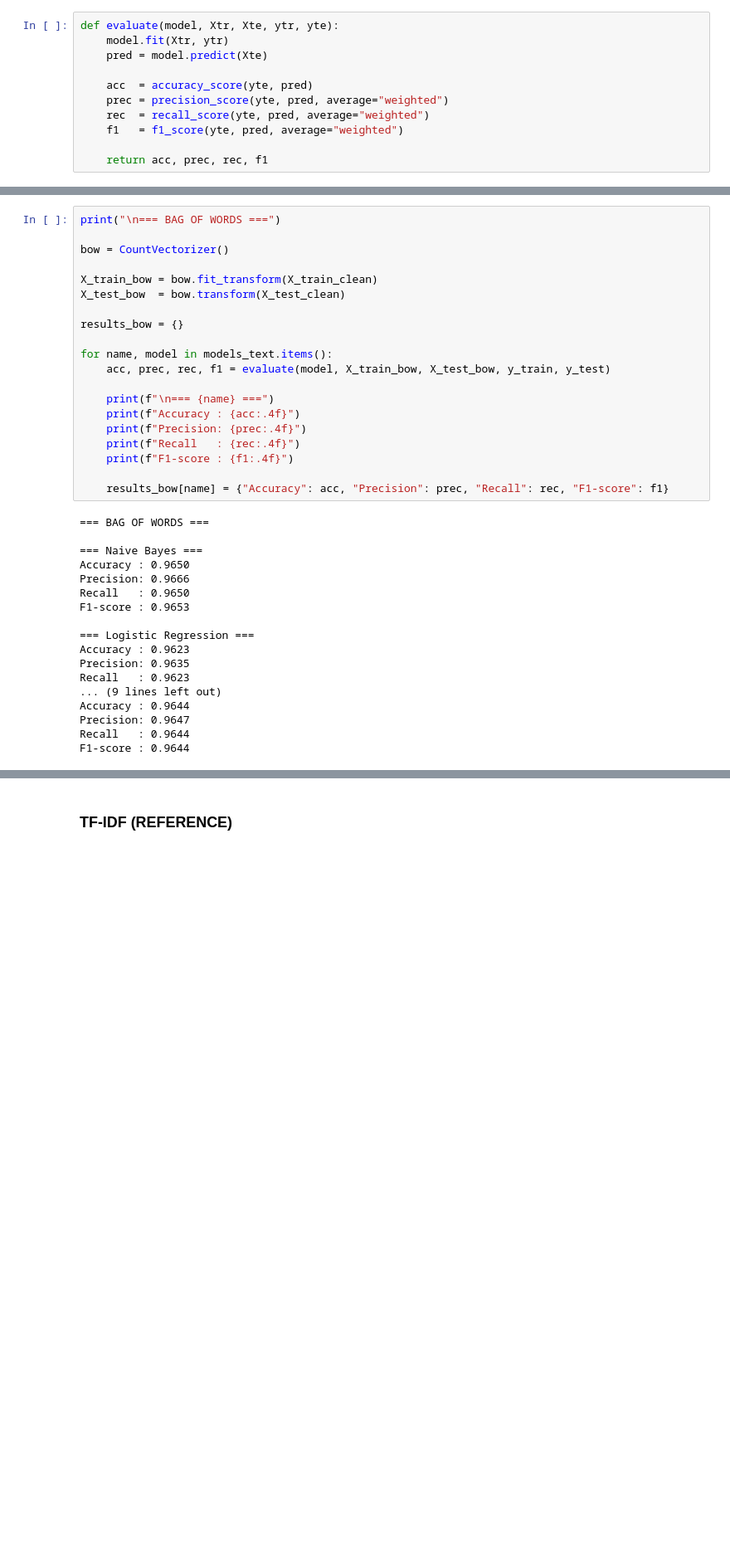
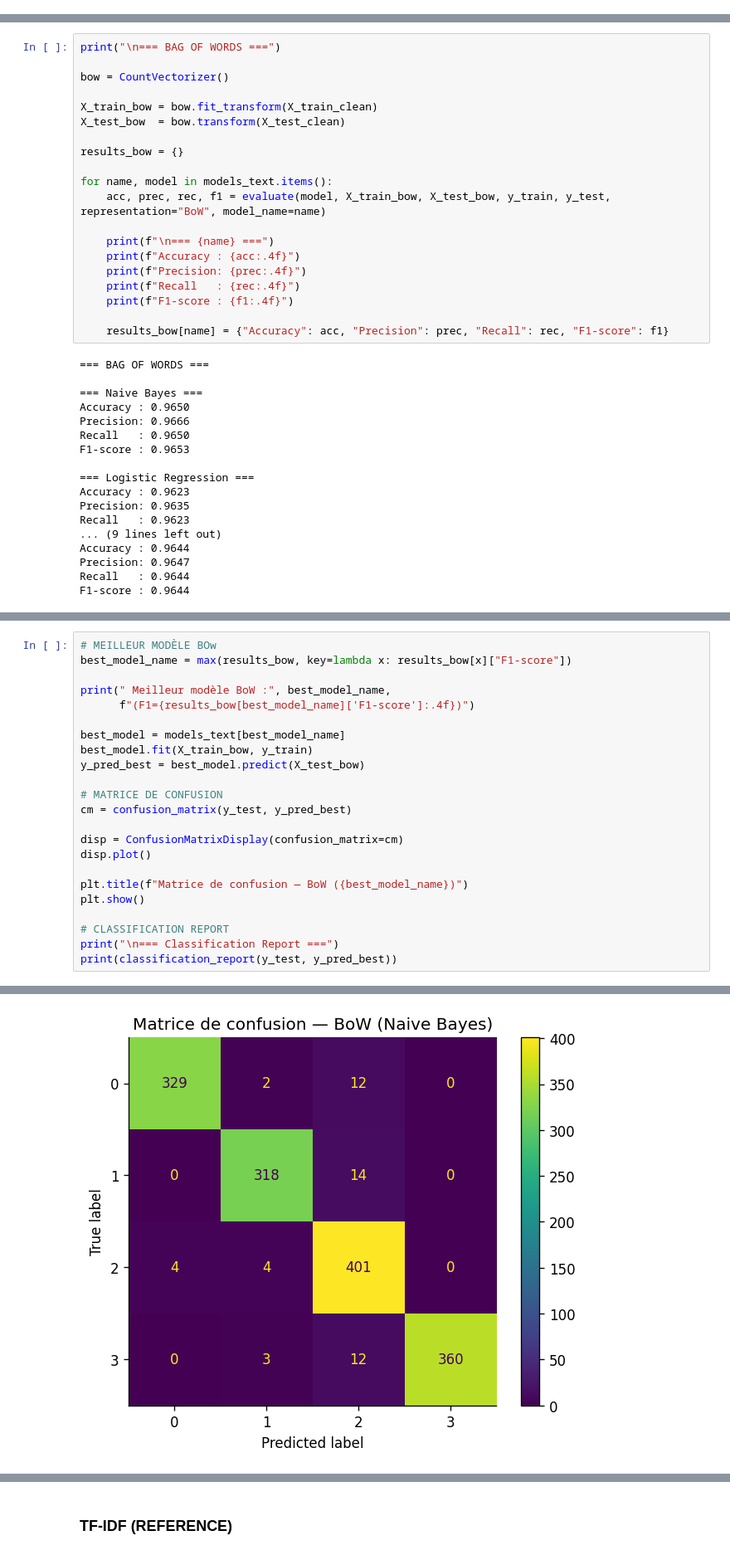
Before and after one commit to baccarifarah/eco-smart-classifier, a Jupyter notebook: src/nlp/text_classification.ipynb, the cells around one changed output, grey strips where cells are left out. Shown at 83% size. Cells and saved outputs as stored; diff of their text form; blank space fills up the shorter version.

```diff
--- a/src/nlp/text_classification.ipynb
+++ b/src/nlp/text_classification.ipynb
@@ -164,11 +143,0 @@ models_emb = {
-# %%
-def evaluate(model, Xtr, Xte, ytr, yte):
-    model.fit(Xtr, ytr)
-    pred = model.predict(Xte)
-
-    acc  = accuracy_score(yte, pred)
-    prec = precision_score(yte, pred, average="weighted")
-    rec  = recall_score(yte, pred, average="weighted")
-    f1   = f1_score(yte, pred, average="weighted")
-
-    return acc, prec, rec, f1
@@ -185,7 +206,7 @@ X_test_bow  = bow.transform(X_test_clean)
 results_bow = {}
 
 for name, model in models_text.items():
-    acc, prec, rec, f1 = evaluate(model, X_train_bow, X_test_bow, y_train, y_test)
+    acc, prec, rec, f1 = evaluate(model, X_train_bow, X_test_bow, y_train, y_test, representation="BoW", model_name=name)
 
     print(f"\n=== {name} ===")
     print(f"Accuracy : {acc:.4f}")
@@ -214,0 +238,24 @@ F1-score : 0.9644
+# %%
+# MEILLEUR MODÈLE BOw
+best_model_name = max(results_bow, key=lambda x: results_bow[x]["F1-score"])
+
+print(" Meilleur modèle BoW :", best_model_name,
+      f"(F1={results_bow[best_model_name]['F1-score']:.4f})")
+
+best_model = models_text[best_model_name]
+best_model.fit(X_train_bow, y_train)
+y_pred_best = best_model.predict(X_test_bow)
+
+# MATRICE DE CONFUSION
+cm = confusion_matrix(y_test, y_pred_best)
+
+disp = ConfusionMatrixDisplay(confusion_matrix=cm)
+disp.plot()
+
+plt.title(f"Matrice de confusion — BoW ({best_model_name})")
+plt.show()
+
+# CLASSIFICATION REPORT
+print("\n=== Classification Report ===")
+print(classification_report(y_test, y_pred_best))
+# %% [output]
@@ -214,0 +263 @@ F1-score : 0.9644
+[figure, added]
```
Also changed, not shown: parts of 21 cells of this notebook.
